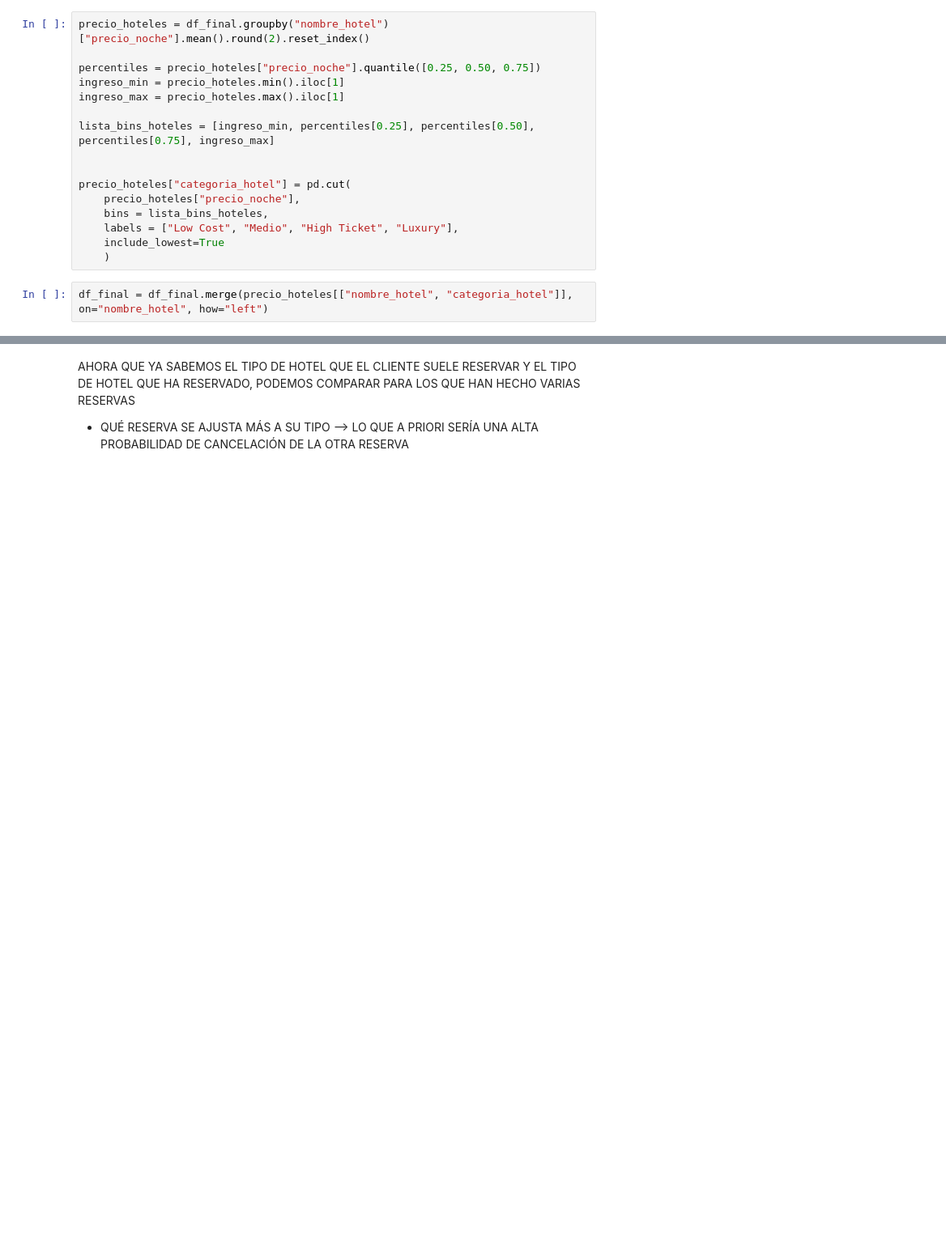
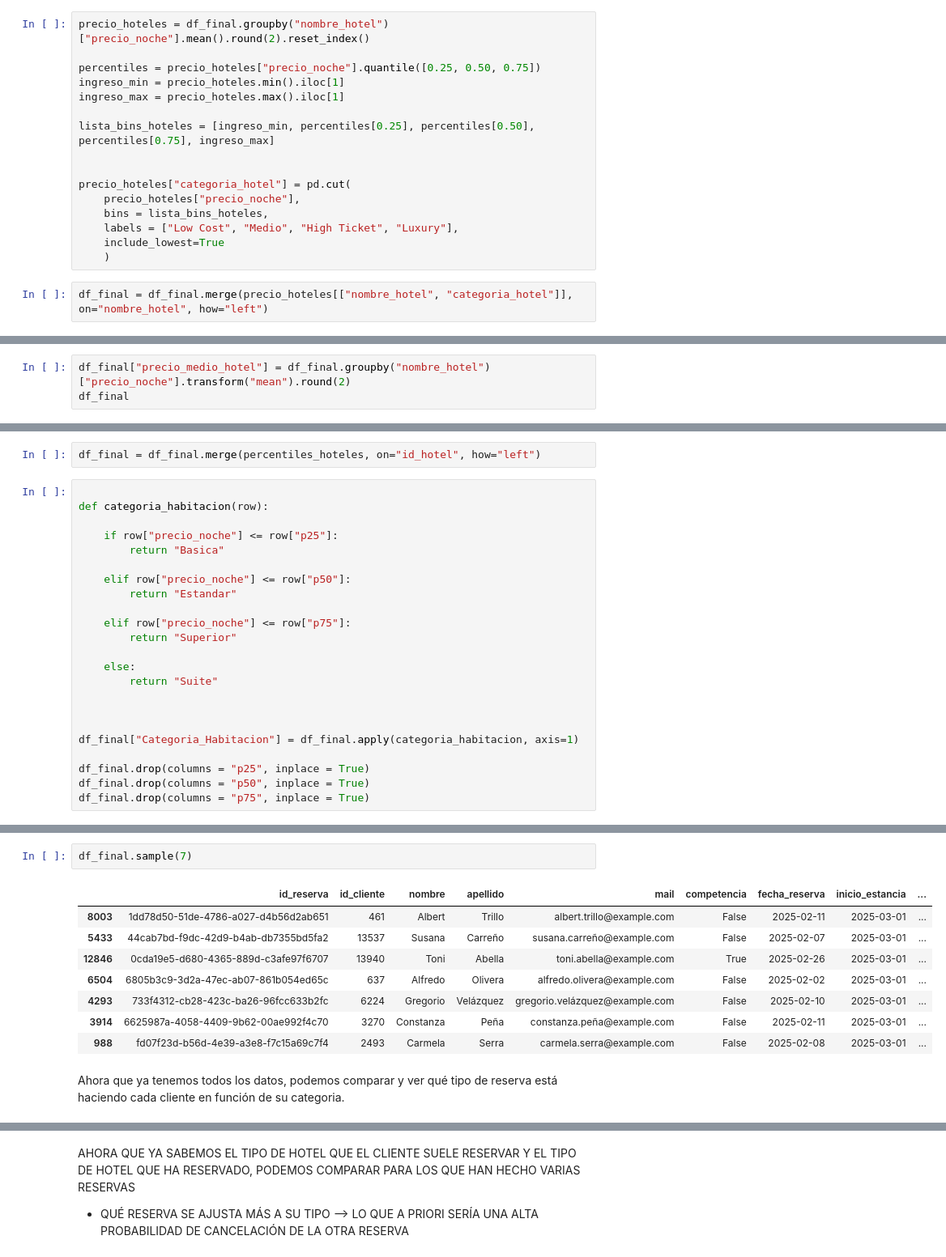
Before and after one commit to Vic4s/ETL_Hoteles, a Jupyter notebook: notebook_limpio/final_limpio.ipynb, the cells around one changed output, grey strips where cells are left out. Shown at 81% size. Drawn from its saved outputs; the diff is of its cells as text; blank space fills up the shorter version.

```diff
--- a/notebook_limpio/final_limpio.ipynb
+++ b/notebook_limpio/final_limpio.ipynb
@@ -285,0 +315,3 @@ df_final.sample(7)
+# %%
+df_final["precio_medio_hotel"] = df_final.groupby("nombre_hotel")["precio_noche"].transform("mean").round(2)
+df_final
@@ -285,0 +375,25 @@ df_final.sample(7)
+# %%
+df_final = df_final.merge(percentiles_hoteles, on="id_hotel", how="left")
+# %%
+
+def categoria_habitacion(row):
+
+    if row["precio_noche"] <= row["p25"]:
+        return "Basica"
+
+    elif row["precio_noche"] <= row["p50"]:
+        return "Estandar"
+
+    elif row["precio_noche"] <= row["p75"]:
+        return "Superior"
+
+    else:
+        return "Suite"
+
+
+
+df_final["Categoria_Habitacion"] = df_final.apply(categoria_habitacion, axis=1)
+
+df_final.drop(columns = "p25", inplace = True)
+df_final.drop(columns = "p50", inplace = True)
+df_final.drop(columns = "p75", inplace = True)
@@ -286 +413,14 @@ df_final.sample(7)
+# %%
+df_final.sample(7)
+# %% [output]
+|  | id_reserva | id_cliente | nombre | apellido | mail | competencia | fecha_reserva | inicio_estancia | ... |
+| 8003 | 1dd78d50-51de-4786-a027-d4b56d2ab651 | 461 | Albert | Trillo | albert.trillo@example.com | False | 2025-02-11 | 2025-03-01 | ... |
+| 5433 | 44cab7bd-f9dc-42d9-b4ab-db7355bd5fa2 | 13537 | Susana | Carreño | susana.carreño@example.com | False | 2025-02-07 | 2025-03-01 | ... |
+| 12846 | 0cda19e5-d680-4365-889d-c3afe97f6707 | 13940 | Toni | Abella | toni.abella@example.com | True | 2025-02-26 | 2025-03-01 | ... |
+| 6504 | 6805b3c9-3d2a-47ec-ab07-861b054ed65c | 637 | Alfredo | Olivera | alfredo.olivera@example.com | False | 2025-02-02 | 2025-03-01 | ... |
+| 4293 | 733f4312-cb28-423c-ba26-96fcc633b2fc | 6224 | Gregorio | Velázquez | gregorio.velázquez@example.com | False | 2025-02-10 | 2025-03-01 | ... |
+| 3914 | 6625987a-4058-4409-9b62-00ae992f4c70 | 3270 | Constanza | Peña | constanza.peña@example.com | False | 2025-02-11 | 2025-03-01 | ... |
+| 988 | fd07f23d-b56d-4e39-a3e8-f7c15a69c7f4 | 2493 | Carmela | Serra | carmela.serra@example.com | False | 2025-02-08 | 2025-03-01 | ... |
+# %% [markdown]
+Ahora que ya tenemos todos los datos, podemos comparar y ver qué tipo de reserva está haciendo cada cliente en función de su categoria.
 # %%
```
Also changed, not shown: parts of 36 cells of this notebook, 1 other file.
